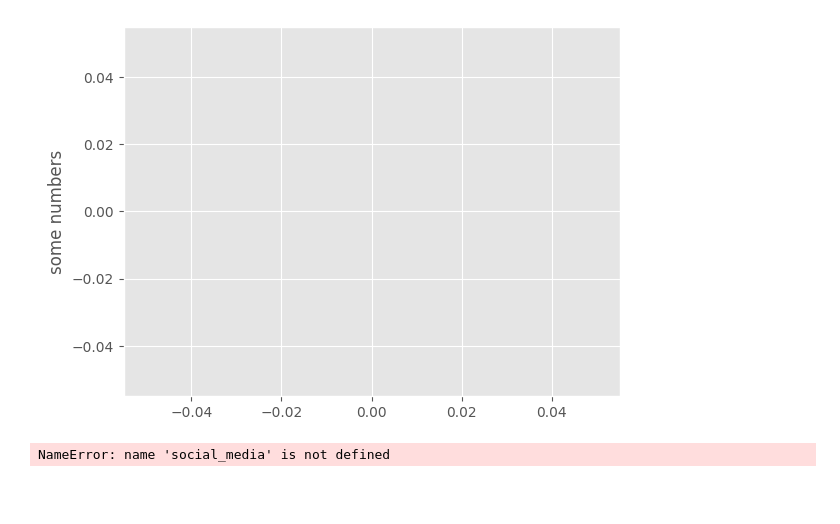
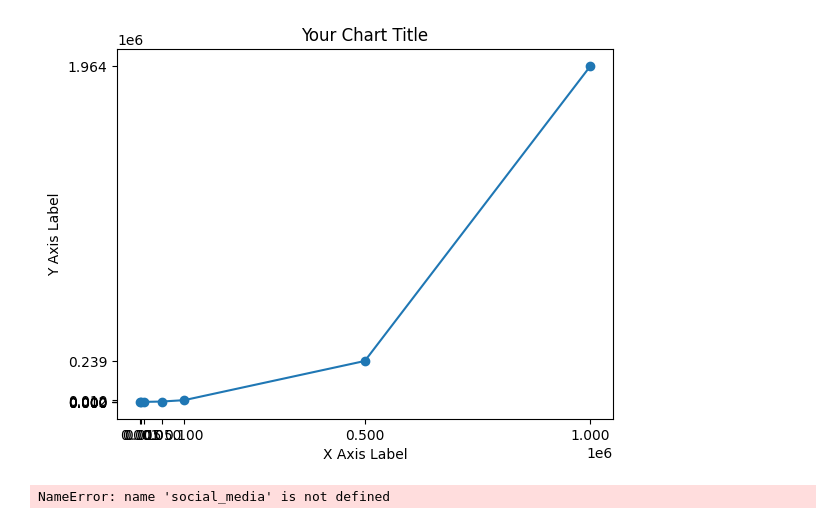
Before and after one commit to JwanMardini/DS-ALG, a Jupyter notebook: Untitled-1.ipynb, the cells around one changed output. Cells and saved outputs as stored; diff of their text form; code cells hidden in the pictures; blank space fills up the shorter version.

```diff
--- a/Untitled-1.ipynb
+++ b/Untitled-1.ipynb
@@ -11,19 +7,25 @@ def nanoseconds_to_milliseconds(nanoseconds):
-# %%
-plt.plot(xpos=[nanoseconds_to_milliseconds(279260.0),
-        nanoseconds_to_milliseconds(561790.0),
-        nanoseconds_to_milliseconds(1051030.0),
-        nanoseconds_to_milliseconds(4842880.0),
-        nanoseconds_to_milliseconds(5349300.0),
-        nanoseconds_to_milliseconds(4.149317E7),
-        nanoseconds_to_milliseconds(1.145113E8),
-        nanoseconds_to_milliseconds(9.9261749E8),
-        nanoseconds_to_milliseconds(2.50710363E9),
-        nanoseconds_to_milliseconds(5.06324356E9),
-        nanoseconds_to_milliseconds(9.61844766E9)], ypos=[100, 500, 1000, 5000, 10000, 50000, 100000, 300000, 500000, 700000, 1000000] )
-plt.ylabel('some numbers')
-plt.show()
-# %% [output]
-[figure, removed]
+# %%
+
+# Data
+x_values = [1000, 5000, 10000, 50000, 100000, 500000, 1000000]
+y_values = [2.6, 22.0, 114.9, 2251, 10330, 239387, 1964479.7]
+
+# Create the chart
+plt.plot(x_values, y_values, marker='o', linestyle='-')
+
+# Add labels and title
+plt.xlabel('X Axis Label')
+plt.ylabel('Y Axis Label')
+plt.title('Your Chart Title')
+
+# Add ticks to both axes
+plt.xticks(x_values)
+plt.yticks(y_values)
+
+# Show the chart
+plt.show()
+# %% [output]
+[figure, added]
 # %%
 time_data = {"facebook": 120, "youtube": 60, "instagram": 90, "whatsapp": 30}
 social_media = list(time_data.keys())
```
Also changed, not shown: parts of 2 cells of this notebook, 15 other files.
